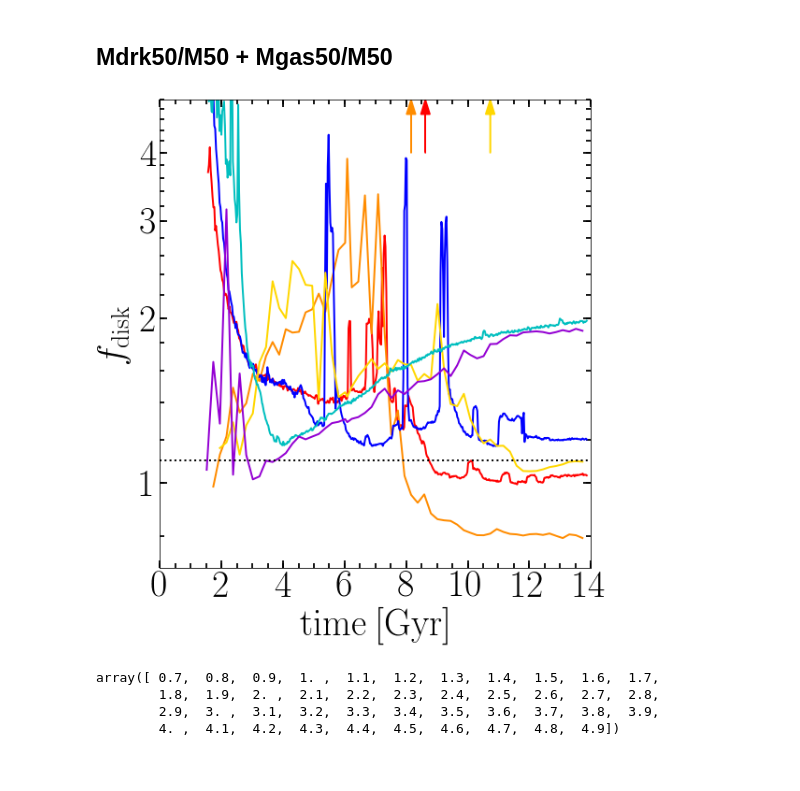
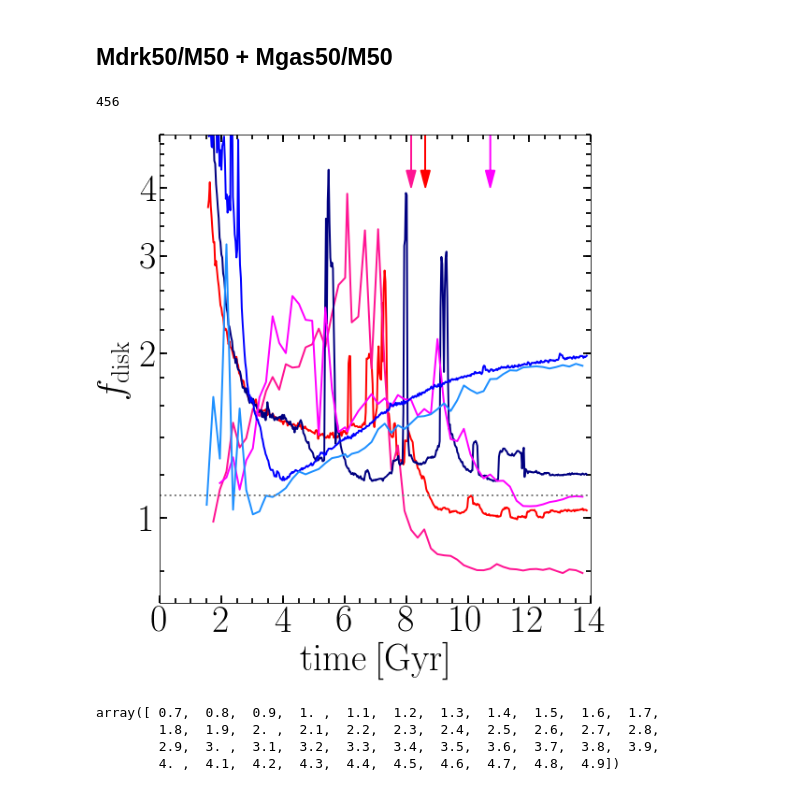
Before and after one commit to ornemarioni/Barras_GdGs, a Jupyter notebook: Barras_Gd/programs/inestabilidad_simulaciones.ipynb, the cells around one changed output. Drawn from its saved outputs; the diff is of its cells as text; code cells hidden in the pictures.

Commit message:
new plots, cambio de colores, etc

```diff
--- a/Barras_Gd/programs/inestabilidad_simulaciones.ipynb
+++ b/Barras_Gd/programs/inestabilidad_simulaciones.ipynb
@@ -513,3 +520,7 @@ time0_MWgs = MW_gs[:,0][-1]
+# %%
+len(qq)
+# %% [output]
+456
 # %%
 #-----grafico-----------
 # fig=plt.figure(1,figsize=(16,16))
@@ -524,40 +535,43 @@ from matplotlib.ticker import StrMethodFormatter, NullFormatter
 fig, ax = plt.subplots(nrows=1, ncols=1, figsize=(8, 8), sharex=True, sharey=True)#, sharex=True,
 #                        gridspec_kw = {'height_ratios':[2,1,2,1]})
 fig.subplots_adjust(bottom=0.08, left =0.1, right = 0.90, top = 0.95, wspace=0, hspace= 0)
 
+# ax.plot(time_M31gd, q1[:446],'-', lw=2, color = 'red')
 ax.plot(time_M31gd, Mtot_M31gd/np.sqrt(2.),'-', lw=2, color = 'red')
-ax.plot(time_M31gs, Mtot_M31gs/np.sqrt(2.),'-', lw=2, color = 'darkorange')
-ax.plot(time_MWgd,  Mtot_MWgd/np.sqrt(2.) ,'-', lw=2, color = 'b')
-ax.plot(time_MWgs,  Mtot_MWgs/np.sqrt(2.) ,'-', lw=2, color = 'gold')
-ax.plot(time_M33gd, Mtot_M33gd/np.sqrt(2.),'-', lw=2, color = 'c')
-ax.plot(time_M33gs, Mtot_M33gs/np.sqrt(2.),'-', lw=2, color = 'darkviolet')
+# ax.plot(time_M31gs, q2[:len(time_M31gs)],'-', lw=2, color = 'deeppink')
+ax.plot(time_M31gs, Mtot_M31gs/np.sqrt(2.),'-', lw=2, color = 'deeppink')
+# ax.plot(time_MWgd,  q3[:len(time_MWgd)] ,'-', lw=2, color = 'navy')
+ax.plot(time_MWgd,  Mtot_MWgd/np.sqrt(2.) ,'-', lw=2, color = 'navy')
+ax.plot(time_MWgs,  Mtot_MWgs/np.sqrt(2.) ,'-', lw=2, color = 'magenta')
+ax.plot(time_M33gd, Mtot_M33gd/np.sqrt(2.),'-', lw=2, color = 'b')
+ax.plot(time_M33gs, Mtot_M33gs/np.sqrt(2.),'-', lw=2, color = 'dodgerblue')
 
 ax.set_xlim(0,14)
 ax.set_ylim(0.7,5)
 ax.set_yscale('log')
 ax.set_xticks([0,2,4,6,8,10,12,14])
 ax.set_yticks(np.arange(1,5,1))
 ax.yaxis.set_major_formatter(ticker.ScalarFormatter())
 ax.set_ylabel(r'$f_{\mathrm{disk}}$',fontsize=40)
 ax.set_xlabel(r'$\mathrm{time\:[Gyr]}$',fontsize=40)
 ax.minorticks_on()
 ax.tick_params( labelsize=40)
 ax.tick_params('both', length=5, width=1.8,which='minor', direction='in', right='on',top='on')
 ax.tick_params('both', length=8, width=1.8,which='major', direction='in', right='on',top='on')
 ax.xaxis.set_minor_locator(MultipleLocator(1/2.))
 ax.yaxis.set_minor_locator(MultipleLocator(1/5.))
 ax.yaxis.set_minor_formatter(NullFormatter())
-ax.axhline(y=1.1,ls=':',lw=2, color='k')
-ax.arrow(x=time0_M31gd,y=4.,dx=0,dy=1,color='red', lw=1.5,
+ax.axhline(y=1.1,ls=':',lw=2, color='grey')
+ax.arrow(x=time0_M31gd,y=5.,dx=0,dy=-1,color='red', lw=1.5,
          head_length=0.3,head_width=0.3,length_includes_head=True)
-ax.arrow(x=time0_M31gs,y=4.,dx=0,dy=1,color='darkorange', lw=1.5,
+ax.arrow(x=time0_M31gs,y=5.,dx=0,dy=-1,color='deeppink', lw=1.5,
          head_length=0.3,head_width=0.3,length_includes_head=True)
-ax.arrow(x=time0_MWgs,y=4.,dx=0,dy=1,color='gold', lw=1.5,
+ax.arrow(x=time0_MWgs,y=5.,dx=0,dy=-1,color='magenta', lw=1.5,
          head_length=0.3,head_width=0.3,length_includes_head=True)
 
 # plt.legend(framealpha=0.5)
 # fig.savefig('/home/ornela/overleaf/13216980csjxswjndpmj/Barras.pdf', dpi = 100, xxbox_inches='tight')
 fig.savefig('/home/omarioni/Barras_GdGs/Barras_Gd/_imagenes/fdisk_time.pdf', dpi = 100, xxbox_inches='tight')
 plt.show()
 # %% [output]
-[figure, old version]
+[figure, new version]
```
Also changed, not shown: parts of 16 cells of this notebook, 3 other files.
